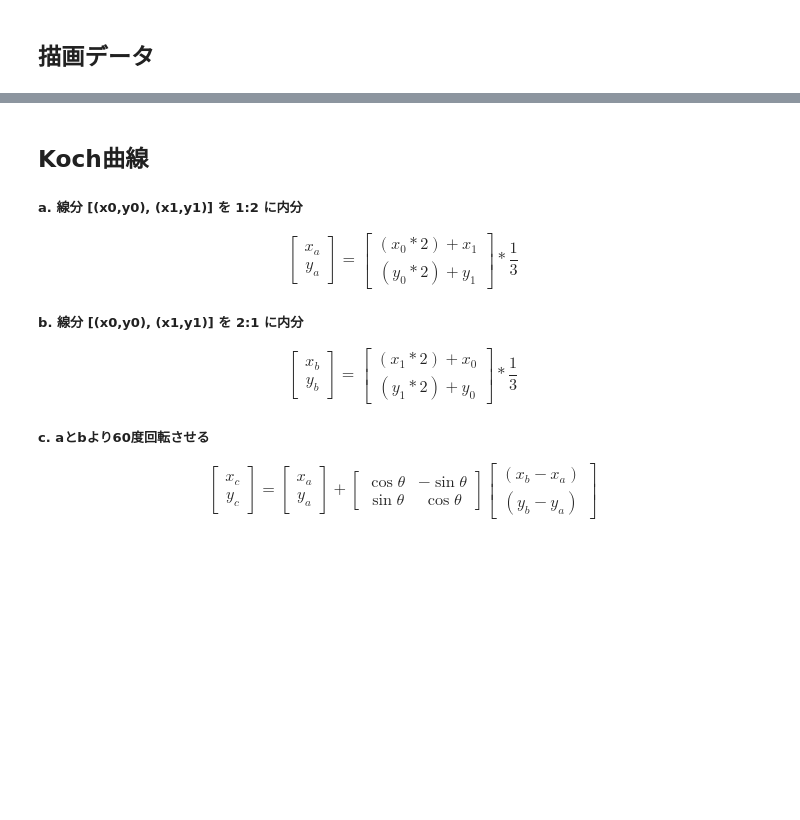
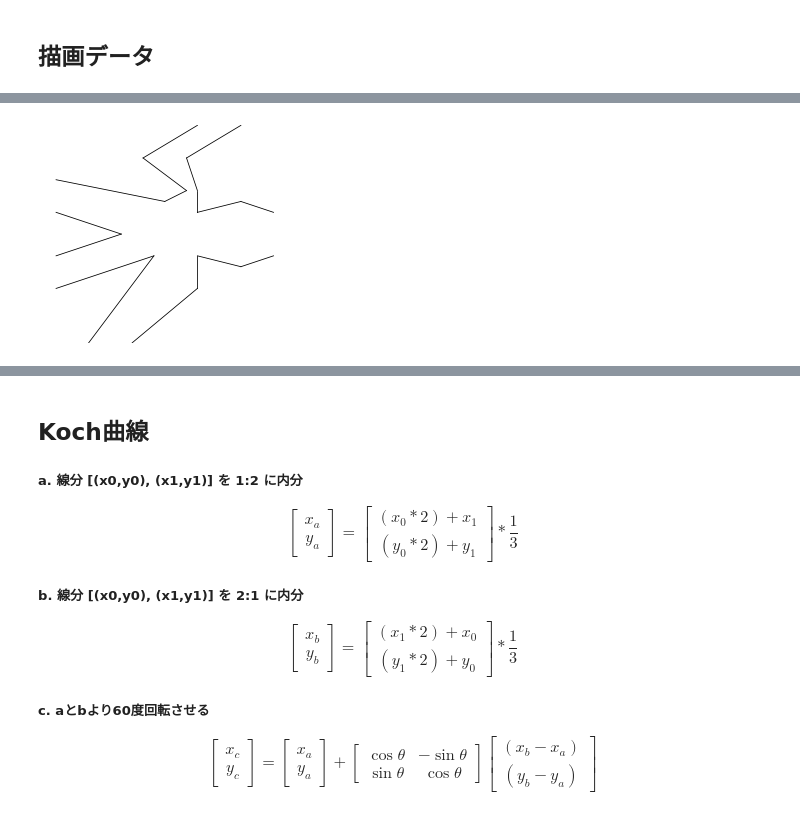
Before and after one commit to hidekuno/jupyter-sicp, a Jupyter notebook: picture-language.ipynb, the cells around one changed output, grey strips where cells are left out. Cells and saved outputs as stored; diff of their text form; code cells hidden in the pictures; blank space fills up the shorter version.

```diff
--- a/picture-language.ipynb
+++ b/picture-language.ipynb
@@ -297,0 +226,10 @@ square_limit(wave(),1)(frame)
+# %%
+def rotate90(painter):
+      return transform_painter(painter,
+                               make_vect(1.0, 0.0),
+                               make_vect(1.0, 1.0),
+                               make_vect(0.0, 0.0))
+draw_init()
+rotate90(wave())(frame)
+# %% [output]
+[figure, added]
```
Also changed, not shown: parts of 47 cells of this notebook, 1 other file.
